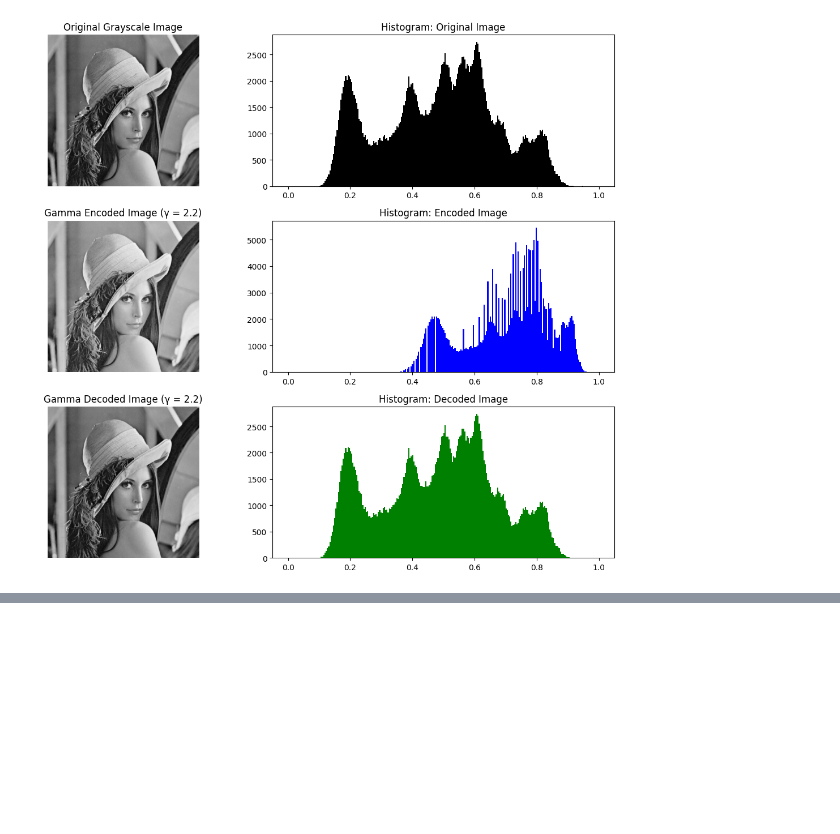
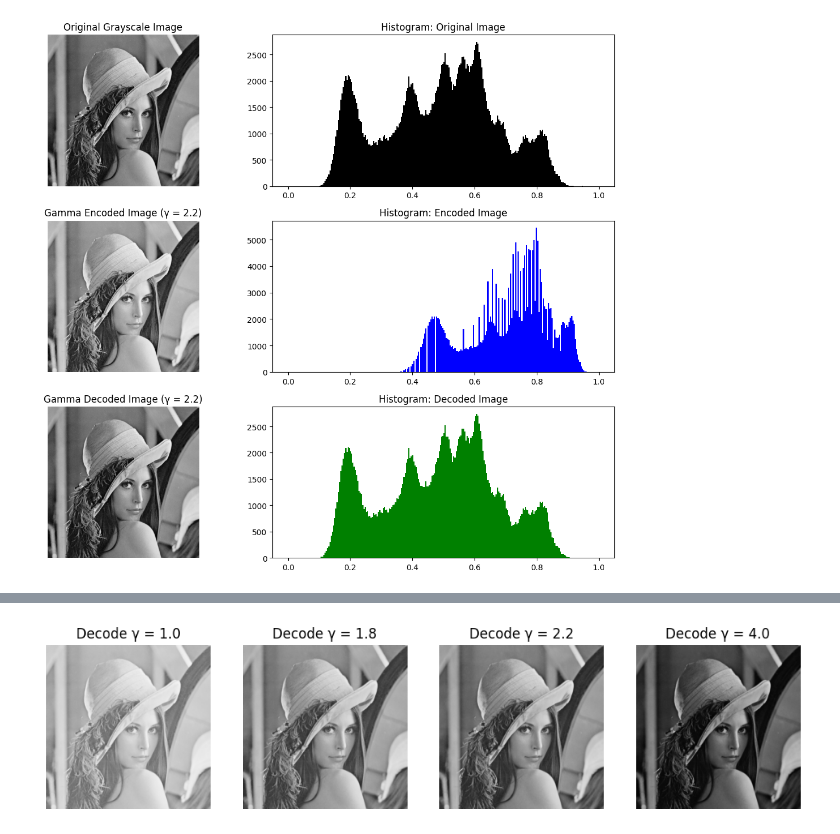
Before and after one commit to Abhijeet-KC/Image_Processing, a Jupyter notebook: Assignments/Assignment_2/Code.ipynb, the cells around one changed output, grey strips where cells are left out. Saved outputs shown, nothing was run; the diff lists cells and outputs as text; code cells hidden in the pictures; blank space fills up the shorter version.

```diff
--- a/Assignments/Assignment_2/Code.ipynb
+++ b/Assignments/Assignment_2/Code.ipynb
@@ -107,8 +106,8 @@ plt.show()
 # %% [output]
 [figure]
 # %%
-encoding_gamma = 2.2
-encoded_img = gamma_encode(lena_gray, encoding_gamma)
+# 6. use encoding_gama = 2.2
+encoded_img = gamma_encode(lena_gray, 2.2)
 
 decoding_gammas = [1.0, 1.8, 2.2, 4.0]
 decoded_images = []
@@ -157,0 +158,13 @@ for gamma_decode in decode_gammas:
+# %%
+# extra
+# Plot all decoded images
+plt.figure(figsize=(12, 6))
+for i, (img, gamma) in enumerate(zip(decoded_images, decode_gammas)):
+    plt.subplot(1, 4, i + 1)
+    plt.imshow(img, cmap='gray', vmin=0, vmax=1)
+    plt.title(f'Decode γ = {gamma}')
+    plt.axis('off')
+
+plt.show()
+# %% [output]
+[figure, added]
```
Also changed, not shown: parts of 8 cells of this notebook.
